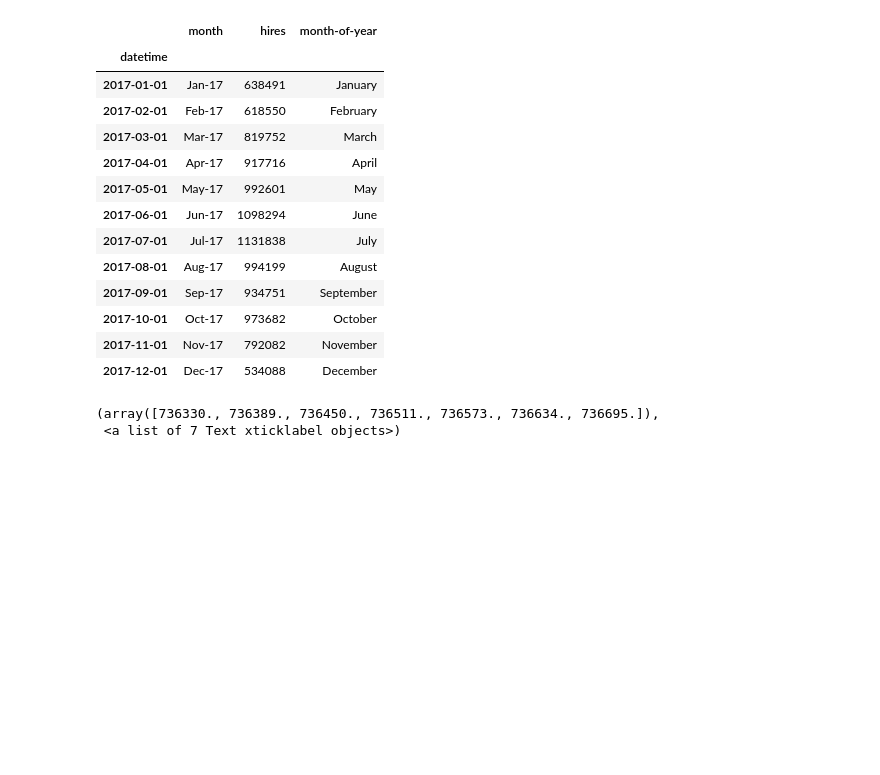
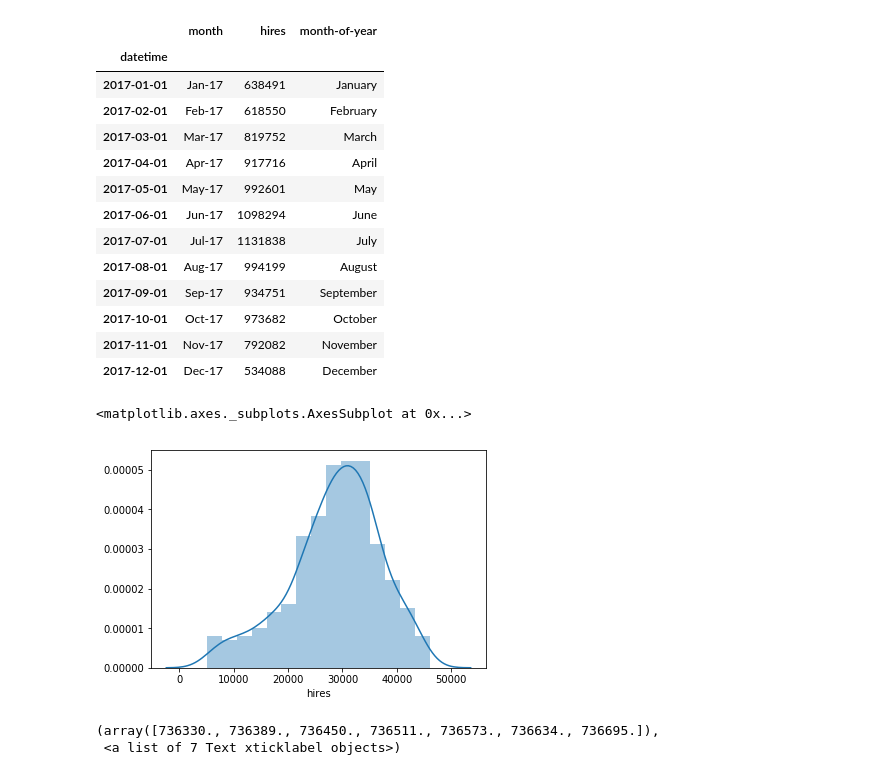
Before and after one commit to tommirrington/Simulated-Data, a Jupyter notebook: Simulated_Data.ipynb, the cells around one changed output. Cells and saved outputs as stored; diff of their text form; code cells hidden in the pictures; blank space fills up the shorter version.

```diff
--- a/Simulated_Data.ipynb
+++ b/Simulated_Data.ipynb
@@ -113,6 +139,11 @@ monthly_2017
 | 2017-10-01 | Oct-17 | 973682 | October |
 | 2017-11-01 | Nov-17 | 792082 | November |
 | 2017-12-01 | Dec-17 | 534088 | December |
+# %%
+sns.distplot(daily_2017['hires'])
+# %% [output]
+<matplotlib.axes._subplots.AxesSubplot at 0x...>
+[figure, added]
 # %%
 sns.lineplot(x=daily_2017.index, y='hires', data=daily_2017)
 plt.xticks(rotation=90)
```
Also changed, not shown: parts of 28 cells of this notebook.
